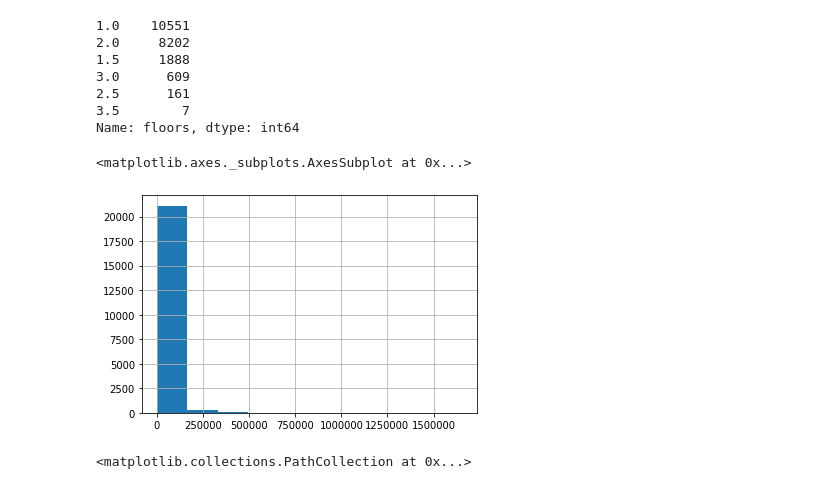
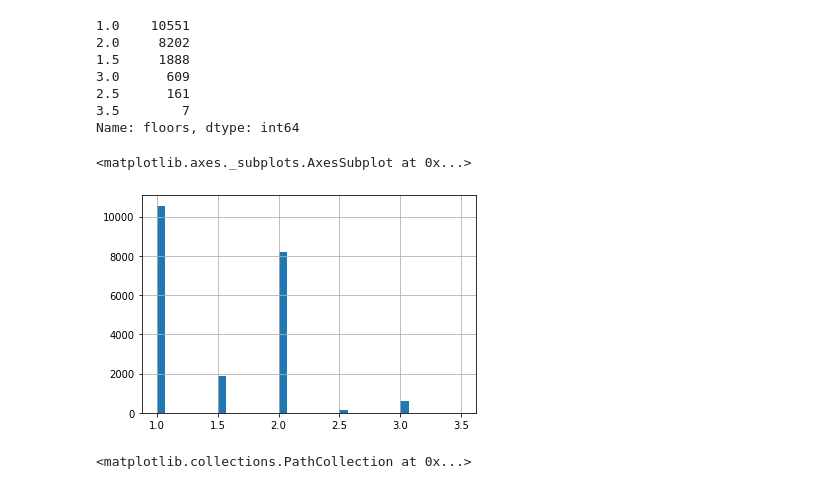
Before and after one commit to merb92/multivariate-linear-regression----housing-prices, a Jupyter notebook: EDA.ipynb, the cells around one changed output. Saved outputs shown, nothing was run; the diff lists cells and outputs as text; code cells hidden in the pictures.

```diff
--- a/EDA.ipynb
+++ b/EDA.ipynb
@@ -717,10 +727,10 @@ df_clean.floors.value_counts()
 3.5        7
 Name: floors, dtype: int64
 # %%
-df_clean.sqft_lot.hist()
+df_clean.floors.hist(bins='auto')
 # %% [output]
 <matplotlib.axes._subplots.AxesSubplot at 0x...>
-[figure, old version]
+[figure, new version]
 # %%
 plt.scatter(df_clean.floors, df_clean.price)
 # %% [output]
```
Also changed, not shown: parts of 75 cells of this notebook, 4 other files.
